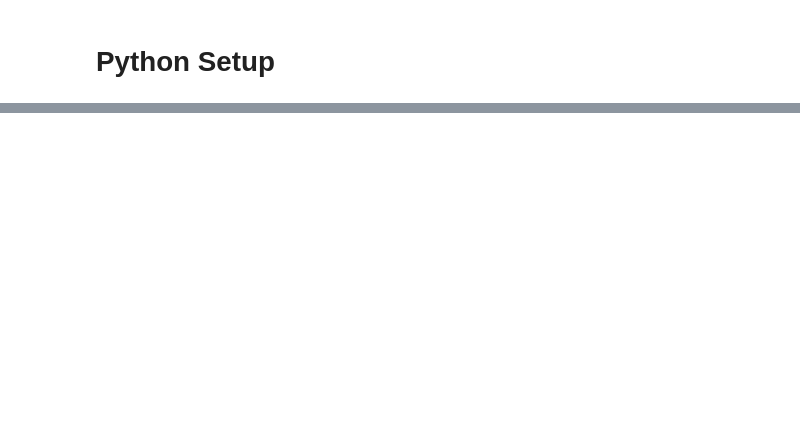
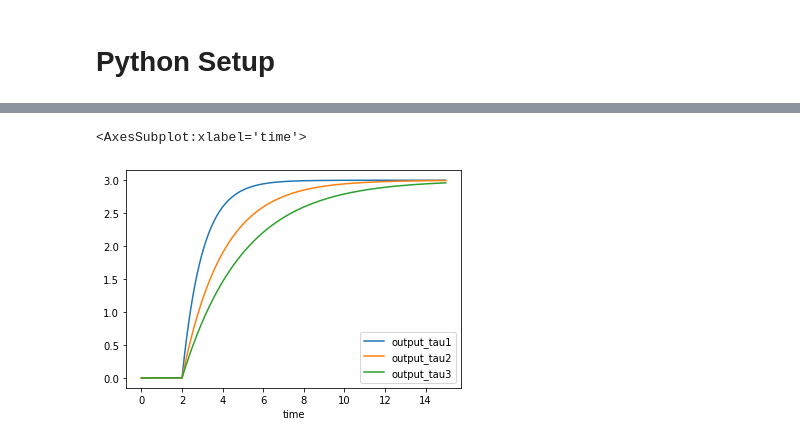
Before and after one commit to dapperfu/Python-Simulink, a Jupyter notebook: Example2/discrete_tf-python_class.ipynb, the cells around one changed output, grey strips where cells are left out. Drawn from its saved outputs; the diff is of its cells as text; code cells hidden in the pictures; blank space fills up the shorter version.

```diff
--- a/Example2/discrete_tf-python_class.ipynb
+++ b/Example2/discrete_tf-python_class.ipynb
@@ -89,0 +113,15 @@ discrete_tf<0.001, 0.0, 0.0>
+# %%
+dt=0.001
+K = 1
+dataframes = list()
+for tau in [1, 2, 3]:
+    sys = control.TransferFunction([K], [tau, 1])
+    sysd = control.c2d(sys, Ts)
+    mdl.num = sysd.num[0][0]
+    mdl.den = sysd.den[0][0]
+    mdl.init_log()
+    for step in range(int(15/Ts)):
+        mdl.input_signal = 3 if mdl.time>=2 else 0
+        mdl.step_log()
+    mdl.plot()
+    dataframes.append(mdl.dataframe)
@@ -89,0 +132,11 @@ discrete_tf<0.001, 0.0, 0.0>
+# %%
+dataframes[0].rename(columns={"output": "output_tau1"}, inplace=True)
+dataframes[1].rename(columns={"output": "output_tau2"}, inplace=True)
+dataframes[2].rename(columns={"output": "output_tau3"}, inplace=True)
+# %%
+df = dataframes[0].append(dataframes[1]).append(dataframes[2])
+# %%
+df.plot(x='time', y=["output_tau1", "output_tau2", "output_tau3"])
+# %% [output]
+<AxesSubplot:xlabel='time'>
+[figure, added]
```
Also changed, not shown: parts of 45 cells of this notebook, 3 other files.
